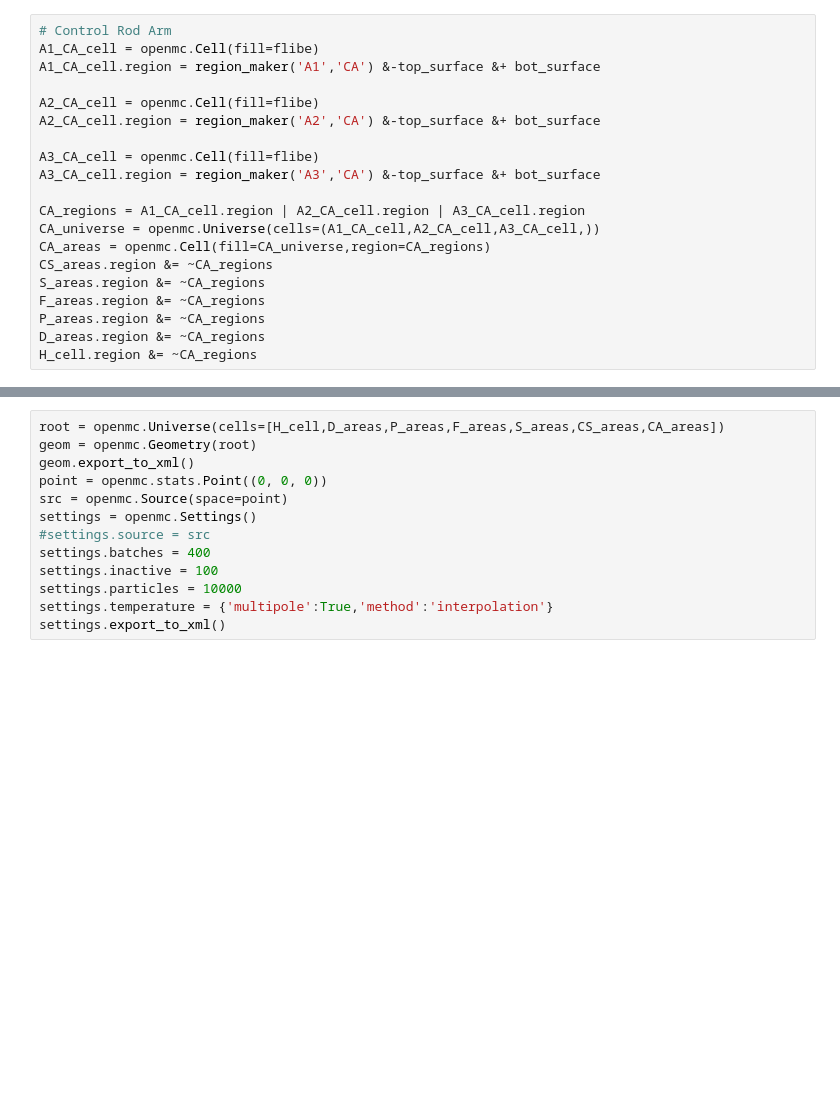
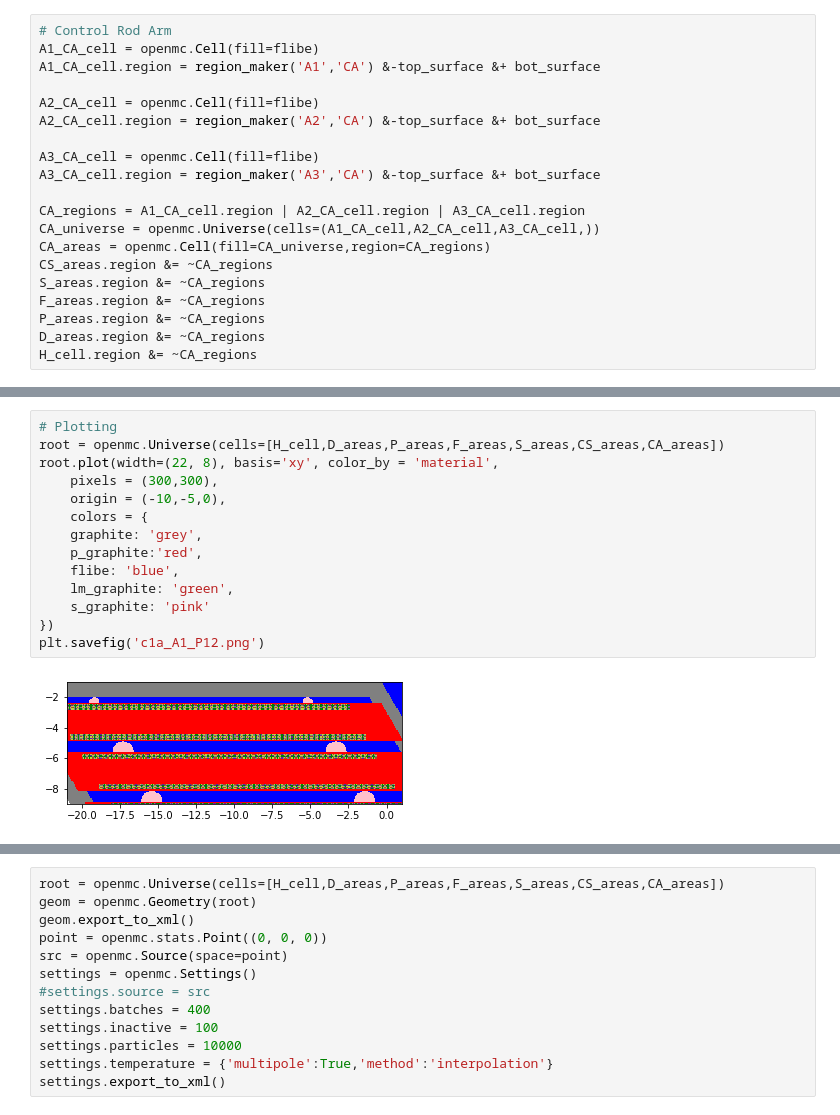
Before and after one commit to gwenchee/fhr-benchmark-depr, a Jupyter notebook: phase1a/case1a/case_1a.ipynb, the cells around one changed output, grey strips where cells are left out. Drawn from its saved outputs; the diff is of its cells as text; blank space fills up the shorter version.

```diff
--- a/phase1a/case1a/case_1a.ipynb
+++ b/phase1a/case1a/case_1a.ipynb
@@ -544,0 +564,16 @@ plt.savefig('fhr_assembly_2D.png')
+# %%
+# Plotting
+root = openmc.Universe(cells=[H_cell,D_areas,P_areas,F_areas,S_areas,CS_areas,CA_areas])
+root.plot(width=(22, 8), basis='xy', color_by = 'material',
+    pixels = (300,300),
+    origin = (-10,-5,0),
+    colors = {
+    graphite: 'grey',
+    p_graphite:'red',
+    flibe: 'blue',
+    lm_graphite: 'green',
+    s_graphite: 'pink'
+})
+plt.savefig('c1a_A1_P12.png')
+# %% [output]
+[figure, added]
```
Also changed, not shown: parts of 7 cells of this notebook, 6 other files.
